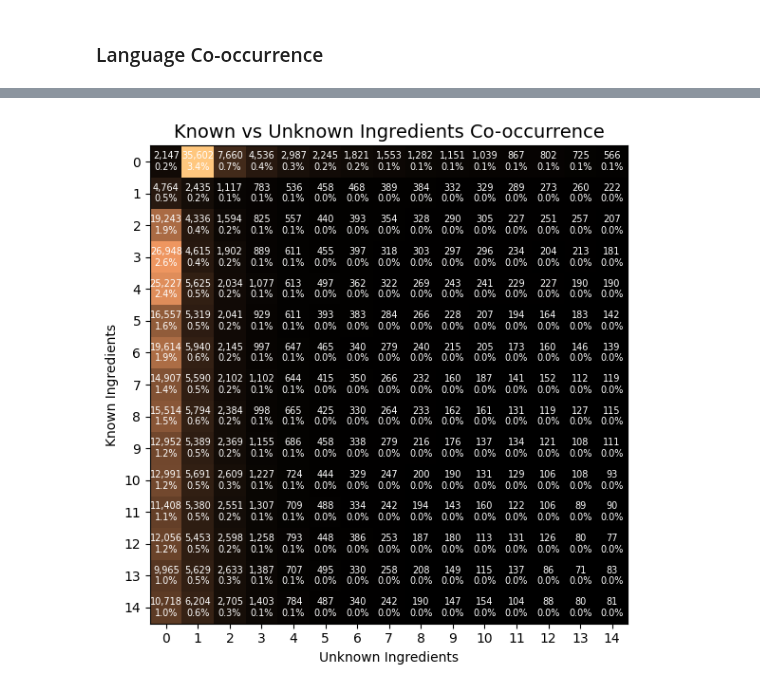
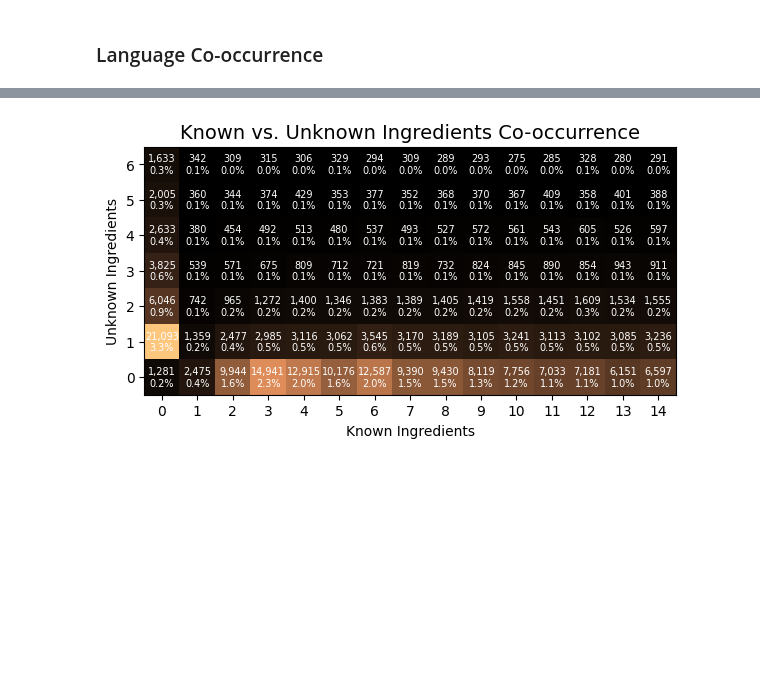
Before and after one commit to goerlitz/openfoodfacts-data-analysis, a Jupyter notebook: notebooks/14_ingredient_analysis2.ipynb, the cells around one changed output, grey strips where cells are left out. Saved outputs shown, nothing was run; the diff lists cells and outputs as text; code cells hidden in the pictures; blank space fills up the shorter version.

Commit message:
new graphs for quality rating

```diff
--- a/notebooks/14_ingredient_analysis2.ipynb
+++ b/notebooks/14_ingredient_analysis2.ipynb
@@ -244,3 +250,8 @@ plt.show()
 # %%
-df.known_ingredients_n.isna().value_counts()
+print("Known:", "{:,}".format(df_images.known_ingredients_n.notna().sum()))
+print("Unknown:", "{:,}".format(df_images.unknown_ingredients_n.notna().sum()))
+print("Known+Unknown:", "{:,}".format((df_images.known_ingredients_n.notna() & df_images.unknown_ingredients_n.notna()).sum()))
+
+df_identified = df_images[lambda x: x.known_ingredients_n.notna() & x.unknown_ingredients_n.notna()]
+"{:.1f}%".format(len(df_identified) / len(df_images) * 100)
 # %% [output]
@@ -309,34 +308,39 @@ df[lambda x: x.known_ingredients_n == 0].unknown_ingredients_n.value_counts().so
 # %%
-df_ing_count = df[lambda x: x.known_ingredients_n.notna() & x.unknown_ingredients_n.notna()]
-known = df_ing_count.known_ingredients_n.value_counts().sort_index()
-unknown = df_ing_count.unknown_ingredients_n.value_counts().sort_index()
-co_occurrence = pd.DataFrame(0, index=known.index, columns=unknown.index)
+known = df_identified.known_ingredients_n.value_counts().sort_index()
+unknown = df_identified.unknown_ingredients_n.value_counts().sort_index()
+#co_occurrence = pd.DataFrame(0, index=known.index, columns=unknown.index)
+co_occurrence = pd.DataFrame(0, index=unknown.index, columns=known.index)
 
-for _, row in df_ing_count.iterrows():
-    co_occurrence.loc[row['known_ingredients_n'], row['unknown_ingredients_n']] += 1
+for _, row in df_identified.iterrows():
+    #co_occurrence.loc[row['known_ingredients_n'], row['unknown_ingredients_n']] += 1
+    co_occurrence.loc[row['unknown_ingredients_n'], row['known_ingredients_n']] += 1
 # %%
-count = 15
+#count = 15
+maxx = 15
+maxy = 7
 fig, ax = plt.subplots(figsize=(6, 6))
-im = ax.imshow(co_occurrence.iloc[:count, :count], cmap='copper', interpolation='nearest')
+im = ax.imshow(co_occurrence.iloc[:maxy, :maxx], cmap='copper', interpolation='nearest')
 
 # Show language labels on axes
-plt.xticks(range(count), range(count))
-plt.yticks(range(count), range(count))
-plt.xlabel('Unknown Ingredients')
-plt.ylabel('Known Ingredients')
+plt.xticks(range(maxx), range(maxx))
+plt.yticks(range(maxy), range(maxy))
+plt.xlabel('Known Ingredients')
+plt.ylabel('Unknown Ingredients')
+
+ax.invert_yaxis()
 
 #plt.colorbar(im, ax=ax, format=FuncFormatter(lambda x, pos: f'{int(x):,}'))
 
 # Print the count in each cell
-for i in range(count):
-    for j in range(count):
+for y in range(maxy):
+    for x in range(maxx):
         # The co-occurrence value at row i, column j
-        value = co_occurrence.iloc[i, j]
-        ax.text(j, i, f"{value:,}\n{value / len(df_ing_count) * 100:.1f}%",
+        value = co_occurrence.iloc[y, x]
+        ax.text(x, y, f"{value:,}\n{value / len(df_identified) * 100:.1f}%",
                 ha='center', va='center', color='white', fontsize=7)
 
-plt.title("Known vs Unknown Ingredients Co-occurrence", fontsize=14)
+plt.title("Known vs. Unknown Ingredients Co-occurrence", fontsize=14)
 plt.tight_layout()
 plt.show()
 # %% [output]
-[figure, old version]
+[figure, new version]
```
Also changed, not shown: parts of 36 cells of this notebook.
